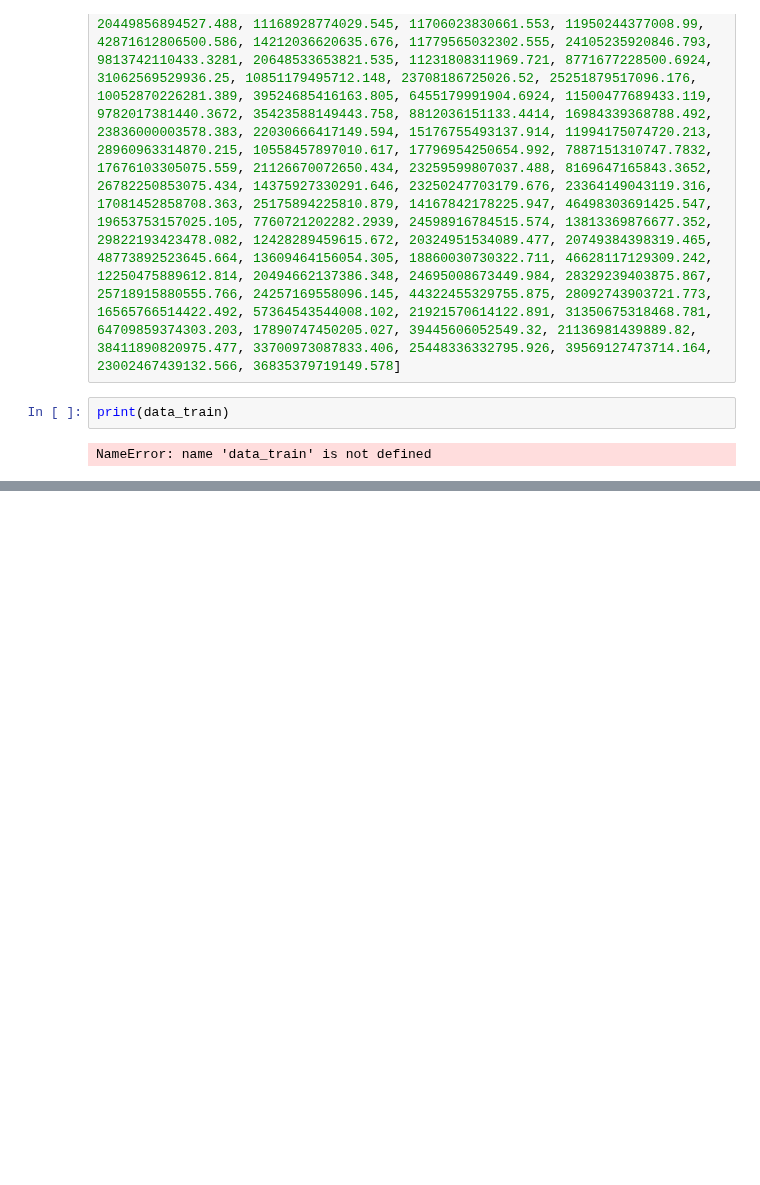
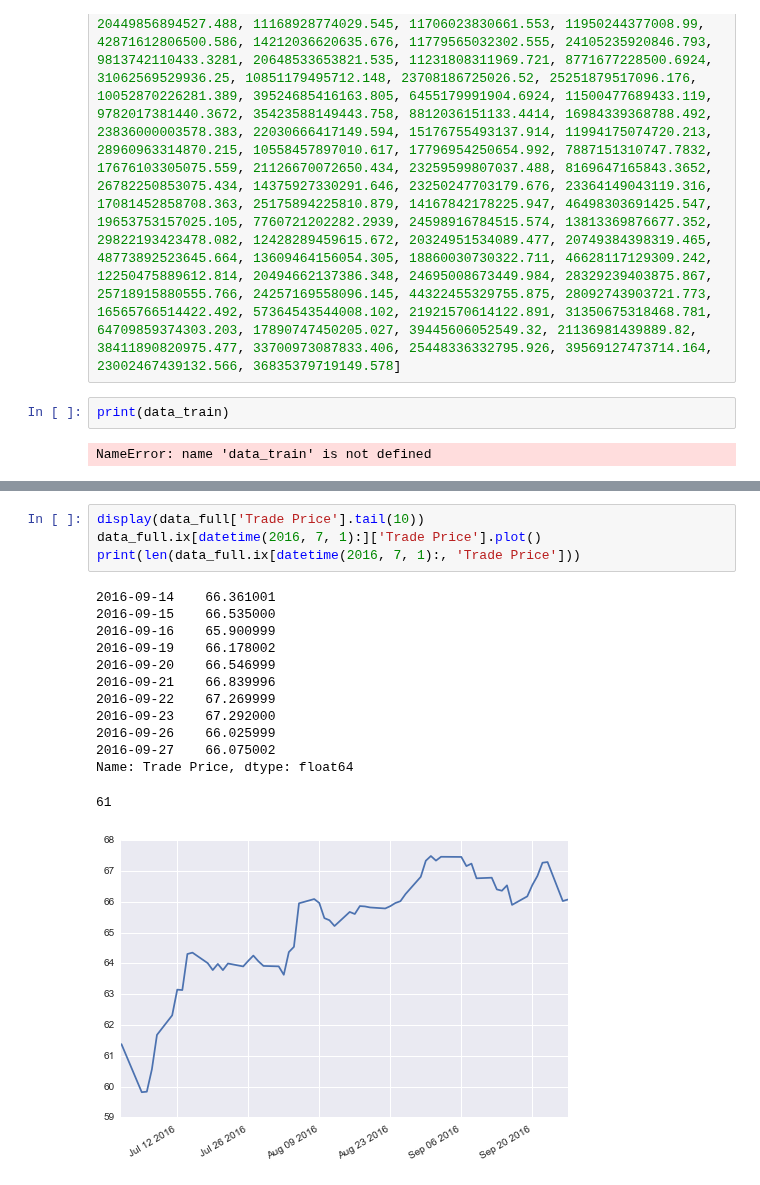
Before and after one commit to savourylie/Stock-Price-Forecaster, a Jupyter notebook: TradingBot/TradingBot.ipynb, the cells around one changed output, grey strips where cells are left out. Saved outputs shown, nothing was run; the diff lists cells and outputs as text; blank space fills up the shorter version.

```diff
--- a/TradingBot/TradingBot.ipynb
+++ b/TradingBot/TradingBot.ipynb
@@ -1117,0 +1340,18 @@ data_full.ix[datetime(1984, 5, 25), :].to_frame().T
+# %%
+display(data_full['Trade Price'].tail(10))
+data_full.ix[datetime(2016, 7, 1):]['Trade Price'].plot()
+print(len(data_full.ix[datetime(2016, 7, 1):, 'Trade Price']))
+# %% [output]
+2016-09-14    66.361001
+2016-09-15    66.535000
+2016-09-16    65.900999
+2016-09-19    66.178002
+2016-09-20    66.546999
+2016-09-21    66.839996
+2016-09-22    67.269999
+2016-09-23    67.292000
+2016-09-26    66.025999
+2016-09-27    66.075002
+Name: Trade Price, dtype: float64
+61
+[figure, added]
```
Also changed, not shown: parts of 33 cells of this notebook, 6 other files.
